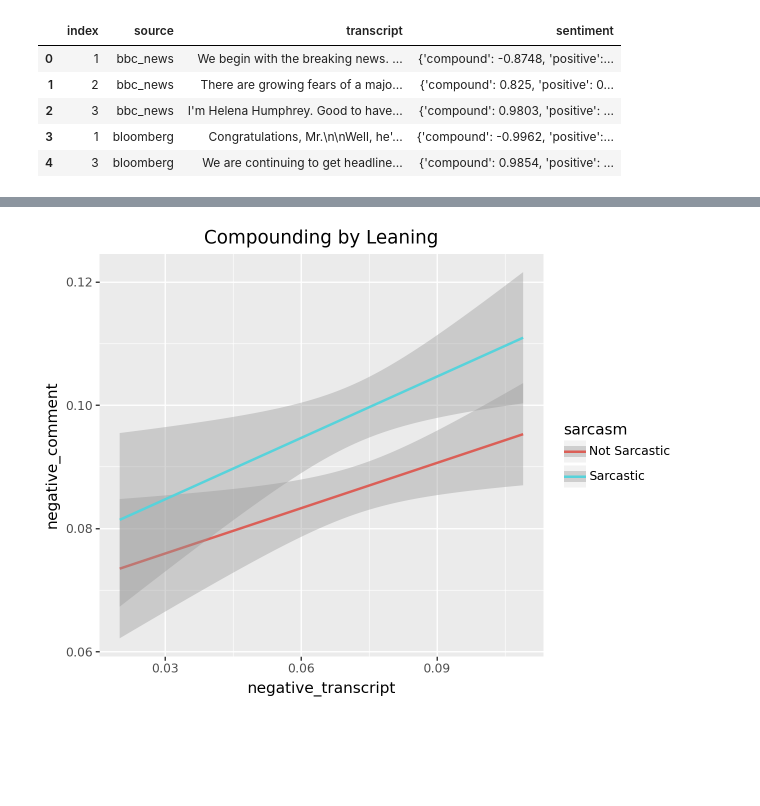
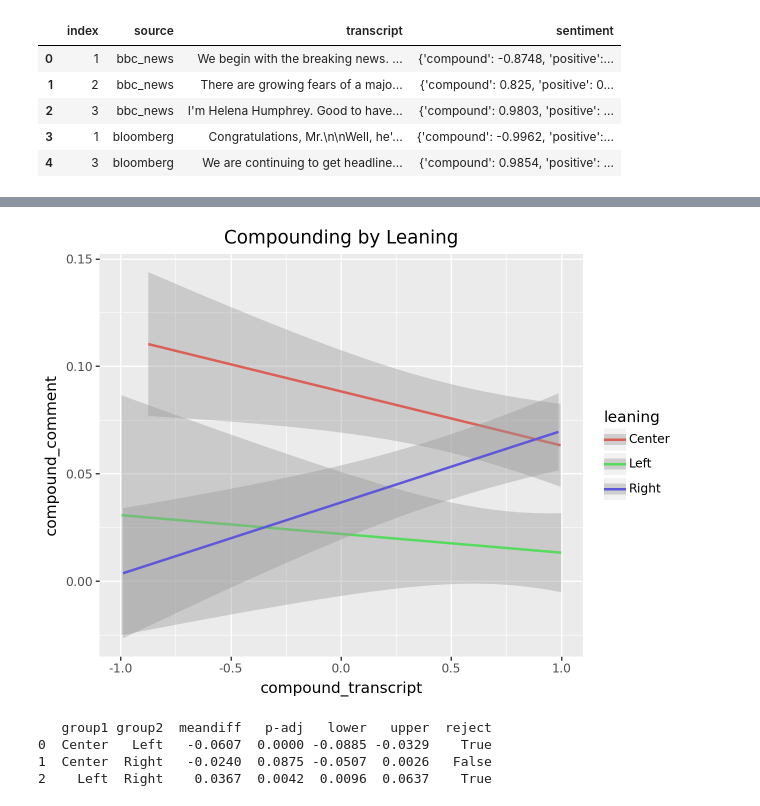
Before and after one commit to alanklin/NLP-Midterm, a Jupyter notebook: Code/graphage.ipynb, the cells around one changed output, grey strips where cells are left out. Saved outputs shown, nothing was run; the diff lists cells and outputs as text; code cells hidden in the pictures; blank space fills up the shorter version.

Commit message:
graphs

```diff
--- a/Code/graphage.ipynb
+++ b/Code/graphage.ipynb
@@ -25,7 +25,7 @@ transcripts.head()
 | 4 | 3 | bloomberg | We are continuing to get headline... | {'compound': 0.9854, 'positive': ... |
 # %%
 # DONE : Create a dummy one-hot encoding for the source
-dummies = pd.get_dummies(data["source"], prefix="source", drop_first=True)
+dummies = pd.get_dummies(data["leaning"], prefix="source", drop_first=True)
 dummies = dummies.astype(int)
 dummies_list = dummies.columns.tolist()
 
@@ -66,0 +66,25 @@ data.head()
+# %%
+import pandas as pd
+import statsmodels.api as sm
+import statsmodels.formula.api as smf
+
+# Ensure leaning is treated as a categorical variable
+data['leaning'] = data['leaning'].astype('category')
+
+# Dichotomize compound_transcript by median
+data['dichotomized_transcript'] = (data['compound_transcript'] > data['compound_transcript'].median()).astype(int)
+
+
+
+# Define the linear mixed effects model
+model = smf.mixedlm(
+    "compound_comment ~ compound_transcript * leaning",  # Interaction term included
+    data,
+    groups=data["leaning"],  # Use dichotomized_transcript as grouping variable
+)
+
+# Fit the model
+result = model.fit()
+
+# Print summary of the model
+print(result.summary())
@@ -105,9 +152,34 @@ Notes:
 # %%
 from plotnine import *
 
 
-(ggplot(data, aes(x='negative_transcript', y='negative_comment', color='sarcasm')) +
+(ggplot(data, aes(x='compound_transcript', y='compound_comment', color='leaning')) +
  ggtitle("Compounding by Leaning") +
  geom_smooth(method='lm', se=True))
 # %% [output]
-[figure, old version]
+[figure, new version]
+# %%
+import statsmodels.api as sm
+from statsmodels.stats.multicomp import pairwise_tukeyhsd
+
+# Assuming 'data' is your dataframe
+def perform_tukey_test(data):
+    # Perform Tukey's HSD test
+    tukey_results = pairwise_tukeyhsd(endog=data['compound_comment'],
+                                      groups=data['leaning'],
+                                      alpha=0.05)
+
+    # Convert results to a dataframe for better visualization
+    tukey_df = pd.DataFrame(data=tukey_results.summary().data[1:],
+                            columns=tukey_results.summary().data[0])
+
+    return tukey_df
+
+# Example usage
+tukey_df = perform_tukey_test(data)
+print(tukey_df)
+# %% [output]
+   group1 group2  meandiff   p-adj   lower   upper  reject
+0  Center   Left   -0.0607  0.0000 -0.0885 -0.0329    True
+1  Center  Right   -0.0240  0.0875 -0.0507  0.0026   False
+2    Left  Right    0.0367  0.0042  0.0096  0.0637    True
```
Also changed, not shown: parts of 13 cells of this notebook, 4 other files.
